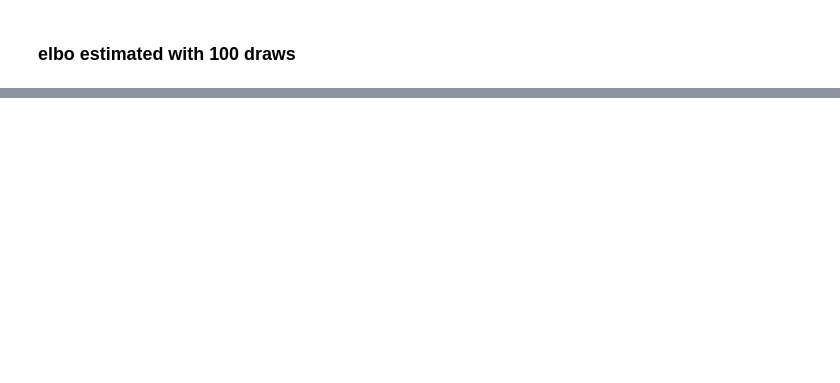
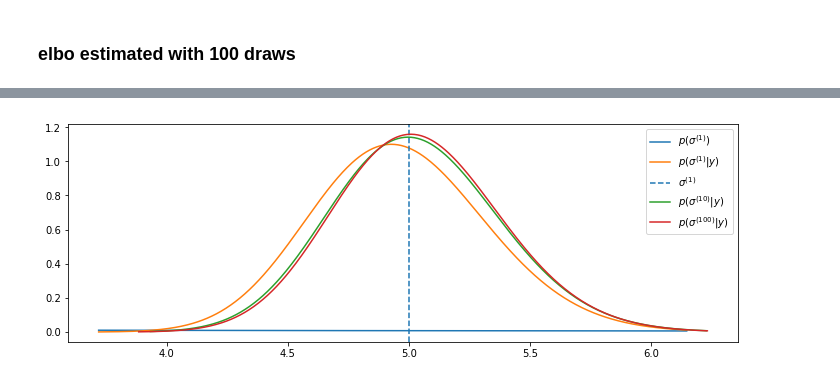
Before and after one commit to kuperov/ptvi, a Jupyter notebook: docs/gaussian_by_number_of_draws.ipynb, the cells around one changed output, grey strips where cells are left out. Saved outputs shown, nothing was run; the diff lists cells and outputs as text; code cells hidden in the pictures; blank space fills up the shorter version.

```diff
--- a/docs/gaussian_by_number_of_draws.ipynb
+++ b/docs/gaussian_by_number_of_draws.ipynb
@@ -132,4 +132,6 @@ result_s100.plot_marg('μ', suffix='^{(100)}', true_val=μ0)
 # %%
-result_s1.plot_marg('σ', suffix='^{(1)}', true_val=σ0)
-result_s10.plot_marg('σ', suffix='^{(10)}', true_val=σ0)
-result_s100.plot_marg('σ', suffix='^{(100)}', true_val=σ0)
+result_s1.plot_marg_post('σ', suffix='^{(1)}', true_val=σ0)
+result_s10.plot_marg_post('σ', suffix='^{(10)}', plot_prior=False)
+result_s100.plot_marg_post('σ', suffix='^{(100)}', plot_prior=False)
+# %% [output]
+[figure, added]
```
Also changed, not shown: parts of 13 cells of this notebook, 2 other files.
